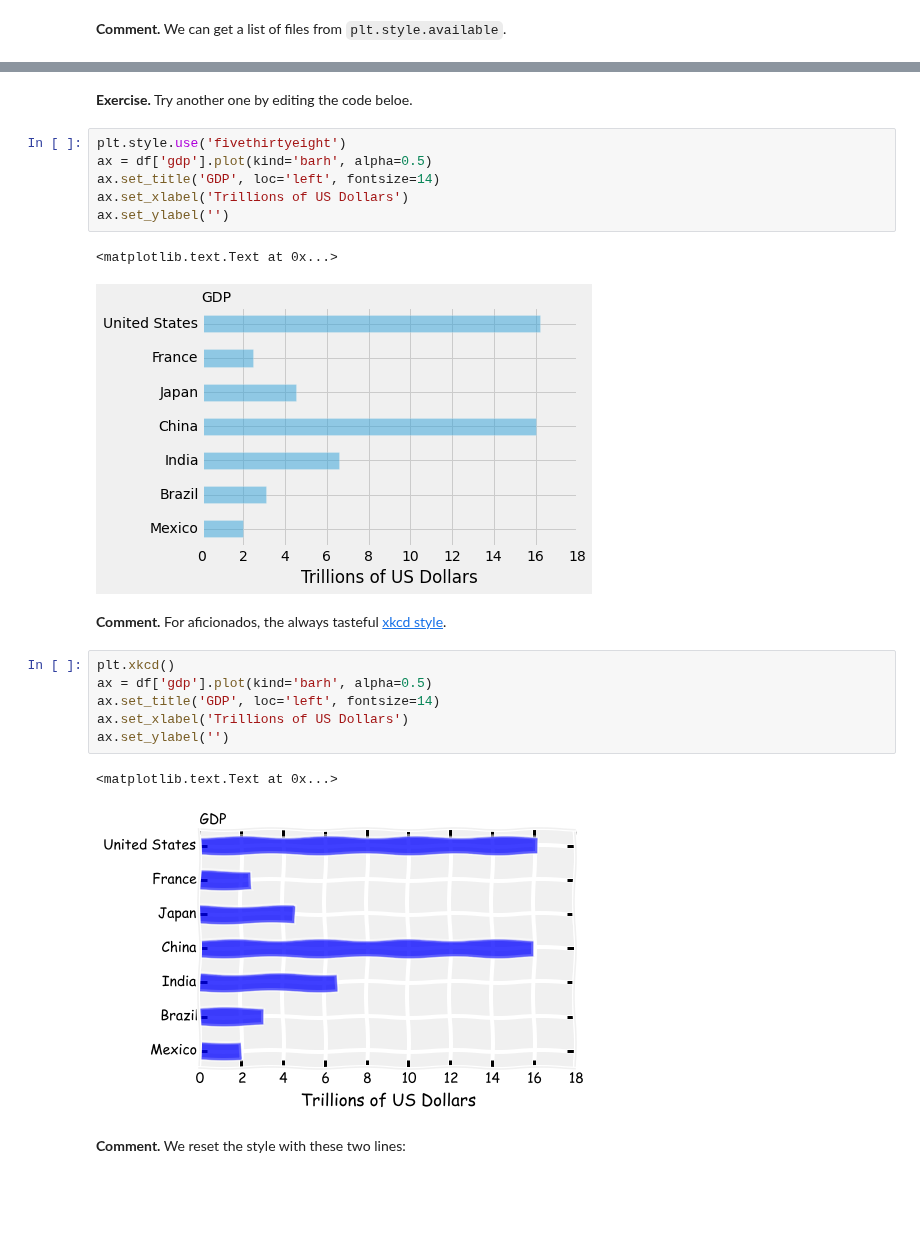
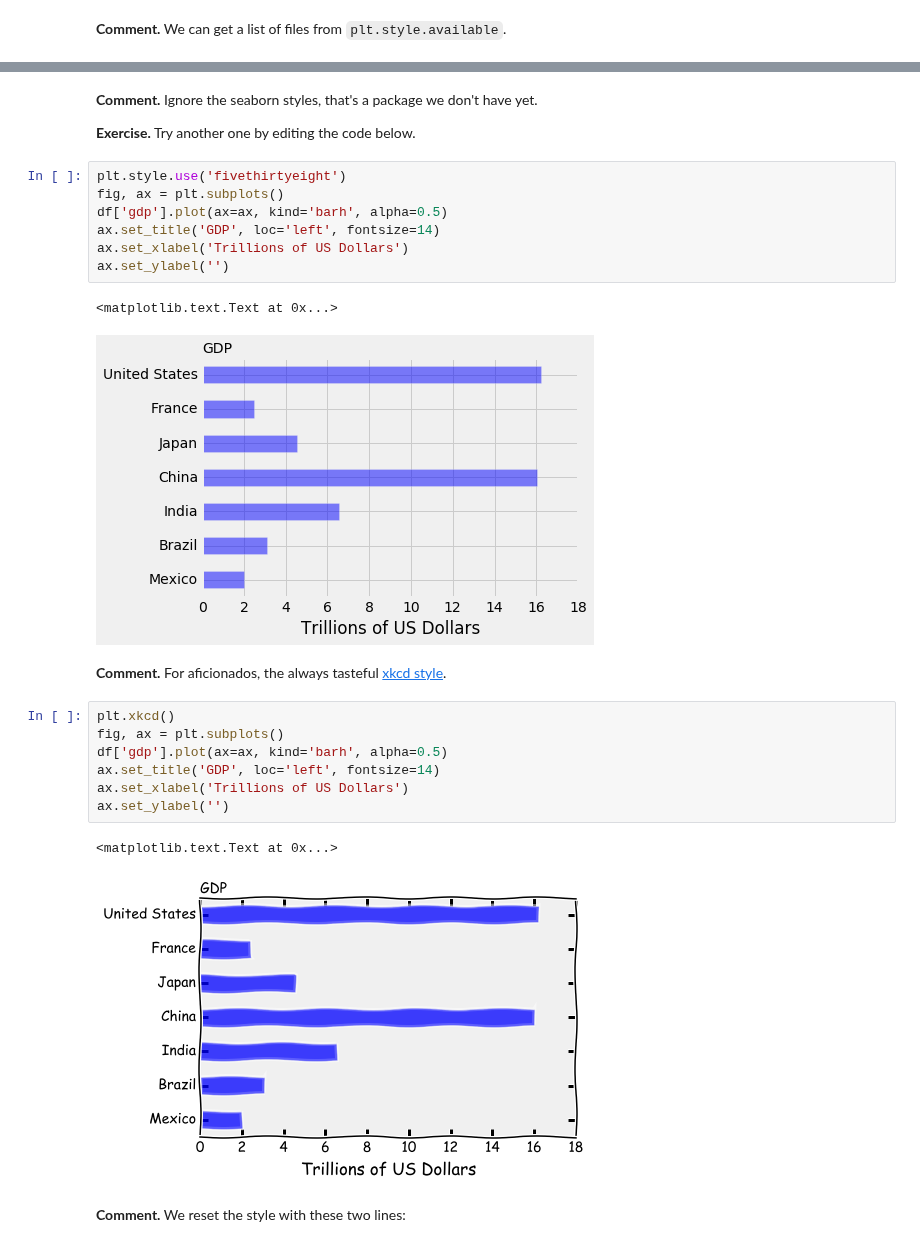
Before and after one commit to DaveBackus/Data_Bootcamp, a Jupyter notebook: Code/IPython/bootcamp_graphics_1.ipynb, the cells around one changed output, grey strips where cells are left out. Drawn from its saved outputs; the diff is of its cells as text; blank space fills up the shorter version.

Commit message:
fix up graphics notebook

```diff
--- a/Code/IPython/bootcamp_graphics_1.ipynb
+++ b/Code/IPython/bootcamp_graphics_1.ipynb
@@ -562,25 +612,29 @@ plt.style.available
 # %% [markdown]
-**Exercise.** Try another one by editing the code beloe.
+**Comment.** Ignore the seaborn styles, that's a package we don't have yet.
+
+**Exercise.** Try another one by editing the code below.
 # %%
 plt.style.use('fivethirtyeight')
-ax = df['gdp'].plot(kind='barh', alpha=0.5)
+fig, ax = plt.subplots()
+df['gdp'].plot(ax=ax, kind='barh', alpha=0.5)
 ax.set_title('GDP', loc='left', fontsize=14)
 ax.set_xlabel('Trillions of US Dollars')
 ax.set_ylabel('')
 # %% [output]
 <matplotlib.text.Text at 0x...>
-[figure, old version]
+[figure, new version]
 # %% [markdown]
 **Comment.** For aficionados, the always tasteful [xkcd style](http://xkcd.com/1235/).
 # %%
 plt.xkcd()
-ax = df['gdp'].plot(kind='barh', alpha=0.5)
+fig, ax = plt.subplots()
+df['gdp'].plot(ax=ax, kind='barh', alpha=0.5)
 ax.set_title('GDP', loc='left', fontsize=14)
 ax.set_xlabel('Trillions of US Dollars')
 ax.set_ylabel('')
 # %% [output]
 <matplotlib.text.Text at 0x...>
-[figure, old version]
+[figure, new version]
 # %% [markdown]
 **Comment.** We reset the style with these two lines:
 # %%
```
Also changed, not shown: parts of 56 cells of this notebook, 3 other files.
